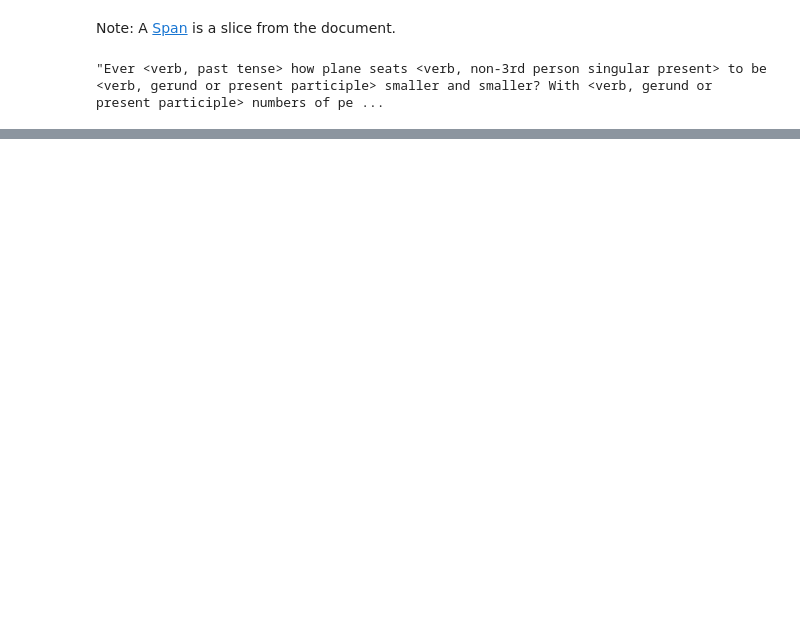
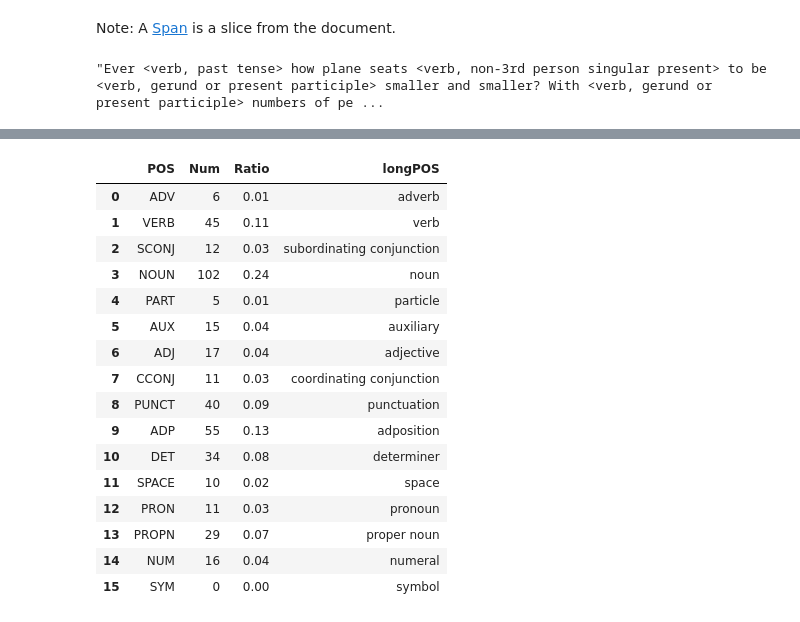
Before and after one commit to brutatoasta/madlibs, a Jupyter notebook: madlibs.ipynb, the cells around one changed output, grey strips where cells are left out. Drawn from its saved outputs; the diff is of its cells as text; code cells hidden in the pictures; blank space fills up the shorter version.

```diff
--- a/madlibs.ipynb
+++ b/madlibs.ipynb
@@ -170,7 +174,7 @@ print([token.text, token.lemma_, token.pos_, token.tag_, token.dep_,
 # %% [output]
 ['Ever', 'ever', 'ADV', 'RB', 'advmod', 'Xxxx', True, True]
 # %%
-for token in doc:
+for token in doc[:len(doc)//20]: # limit output
     print([token.text, token.pos_, spacy.explain(token.pos_)]) # .pos is an int, .pos_ is a string
 # %% [output]
 ['Ever', 'ADV', 'adverb']
@@ -269,0 +251,33 @@ British Airways has a seat pitch of 31 inches, while easyJet has 29 inches, Thom
+# %%
+stats = dict()
+token_count = len(doc)
+for token in doc:
+    long_pos = token.pos_
+    try:
+        stats[long_pos] = stats[long_pos] + 1
+    except KeyError:
+        stats[long_pos] = 0
+
+# tabulate in pandas dataframe
+stats_df = pd.DataFrame(stats.items(), columns=["POS", "Num"])
+stats_df["Ratio"] = round(stats_df["Num"] /token_count, 2)
+stats_df["longPOS"] = stats_df["POS"].apply(lambda x:spacy.explain(x))
+stats_df
+# %% [output]
+|  | POS | Num | Ratio | longPOS |
+| 0 | ADV | 6 | 0.01 | adverb |
+| 1 | VERB | 45 | 0.11 | verb |
+| 2 | SCONJ | 12 | 0.03 | subordinating conjunction |
+| 3 | NOUN | 102 | 0.24 | noun |
+| 4 | PART | 5 | 0.01 | particle |
+| 5 | AUX | 15 | 0.04 | auxiliary |
+| 6 | ADJ | 17 | 0.04 | adjective |
+| 7 | CCONJ | 11 | 0.03 | coordinating conjunction |
+| 8 | PUNCT | 40 | 0.09 | punctuation |
+| 9 | ADP | 55 | 0.13 | adposition |
+| 10 | DET | 34 | 0.08 | determiner |
+| 11 | SPACE | 10 | 0.02 | space |
+| 12 | PRON | 11 | 0.03 | pronoun |
+| 13 | PROPN | 29 | 0.07 | proper noun |
+| 14 | NUM | 16 | 0.04 | numeral |
+| 15 | SYM | 0 | 0.00 | symbol |
```
Also changed, not shown: parts of 17 cells of this notebook, 2 other files.
